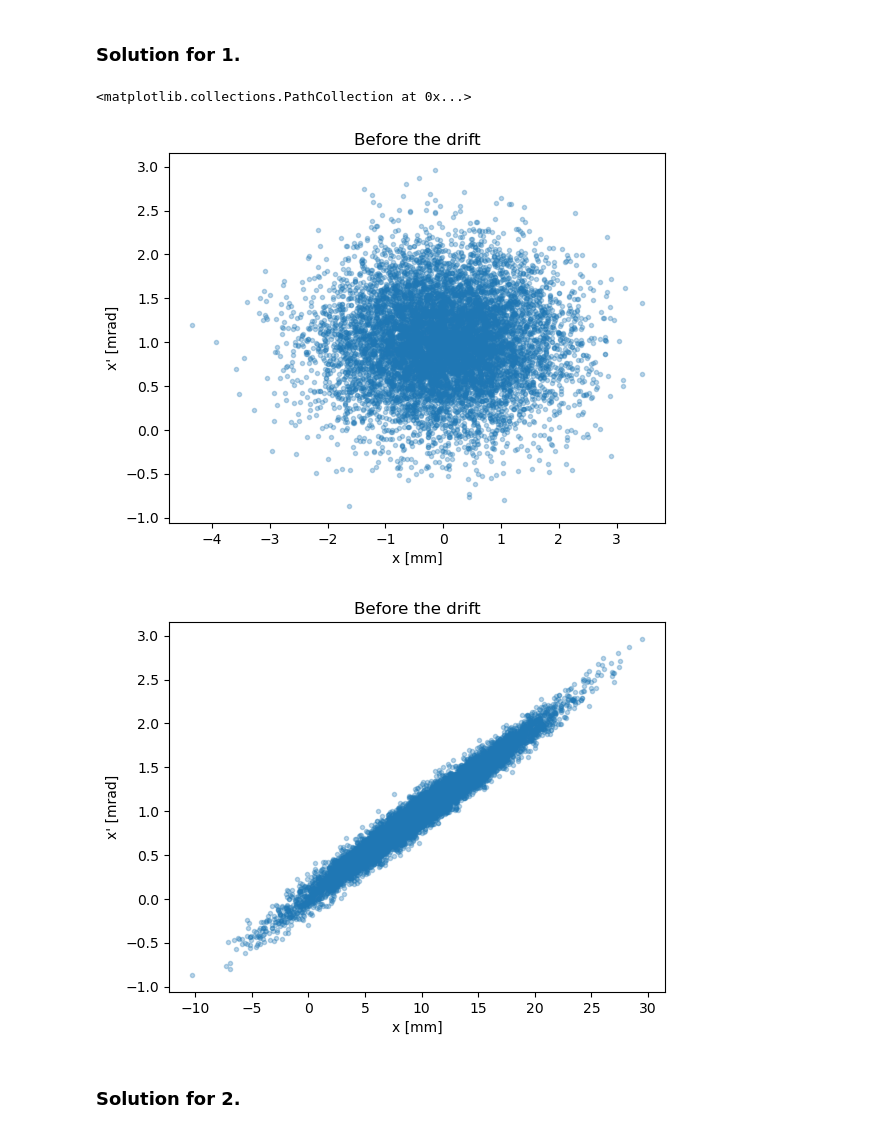
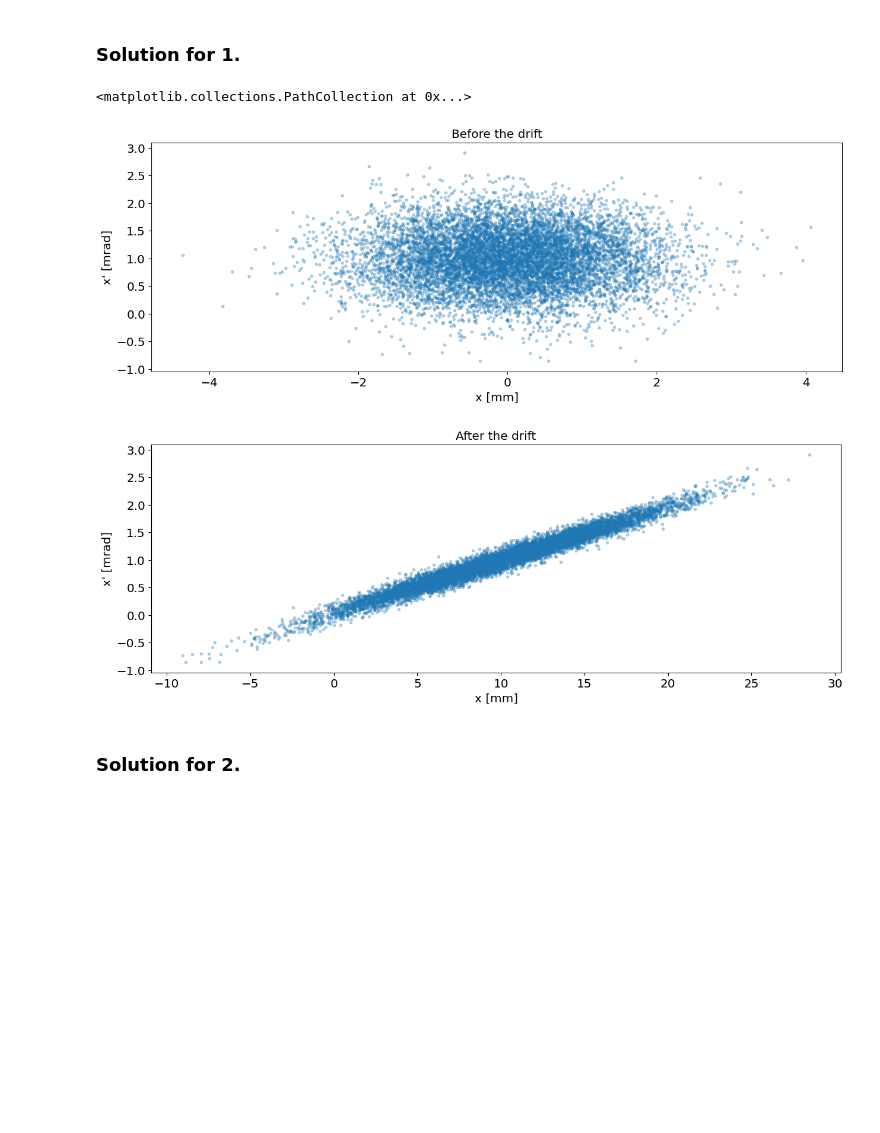
Before and after one commit to cerncas/hands-on-lattice-exercises, a Jupyter notebook: solutions/02_Multi_Particles_solutions.ipynb, the cells around one changed output. Drawn from its saved outputs; the diff is of its cells as text; code cells hidden in the pictures; blank space fills up the shorter version.

```diff
--- a/solutions/02_Multi_Particles_solutions.ipynb
+++ b/solutions/02_Multi_Particles_solutions.ipynb
@@ -80,35 +134,35 @@ Beam rms divergence [mrad]: 0.47189905123962866
 # %%
 # Generate particle coordinates
 n_part = 10000
 beam = np.random.randn(2, n_part)
 x0 = 0
 xp0 = 1
 sigx = 1
 sigxp = 0.5
 beam[0, :] = sigx * beam[0, :] + x0
 beam[1, :] = sigxp * beam[1, :] + xp0
 
 # Trasport particles
 tracked = transportParticles(np.array(beam), D(10))
 beam_after_drift = tracked["coords"][-1]  # where "-1" refers to the last element of the beamline
 
 # Before the drift
 plt.figure()
 plt.xlabel("x [mm]")
 plt.ylabel("x' [mrad]")
 plt.title("Before the drift")
 plt.scatter(beam[0, :], beam[1, :], marker='.', alpha=0.3)
 
 # After the drift
 plt.figure()
 plt.xlabel("x [mm]")
 plt.ylabel("x' [mrad]")
-plt.title("Before the drift")
+plt.title("After the drift")
 plt.scatter(beam_after_drift[0, :], beam_after_drift[1, :], marker='.', alpha=0.3)
 # %% [output]
 <matplotlib.collections.PathCollection at 0x...>
-[figure, old version]
+[figure, new version]
-[figure, old version]
+[figure, new version]
 # %% [markdown]
 ### Solution for 2.
 # %%
```
Also changed, not shown: parts of 11 cells of this notebook, 9 other files.
